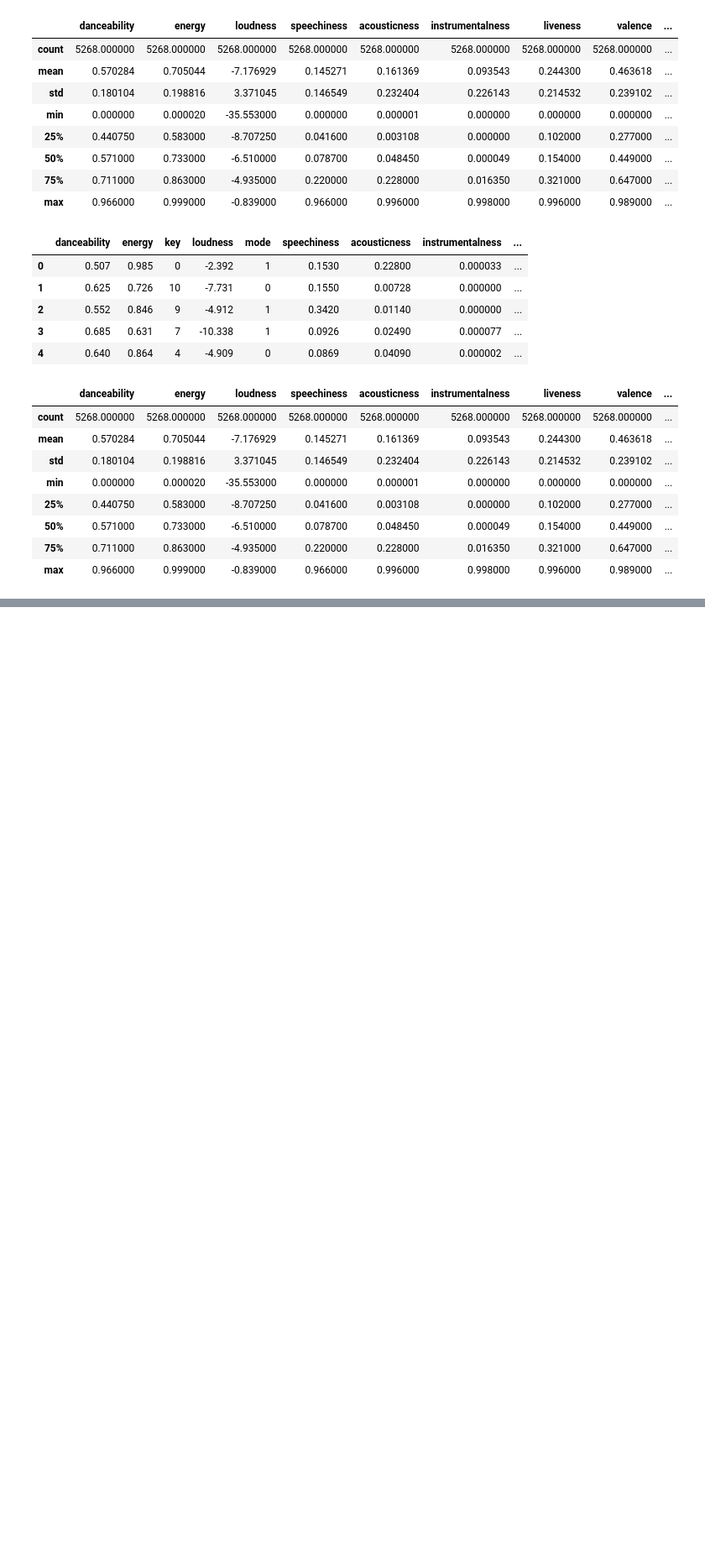
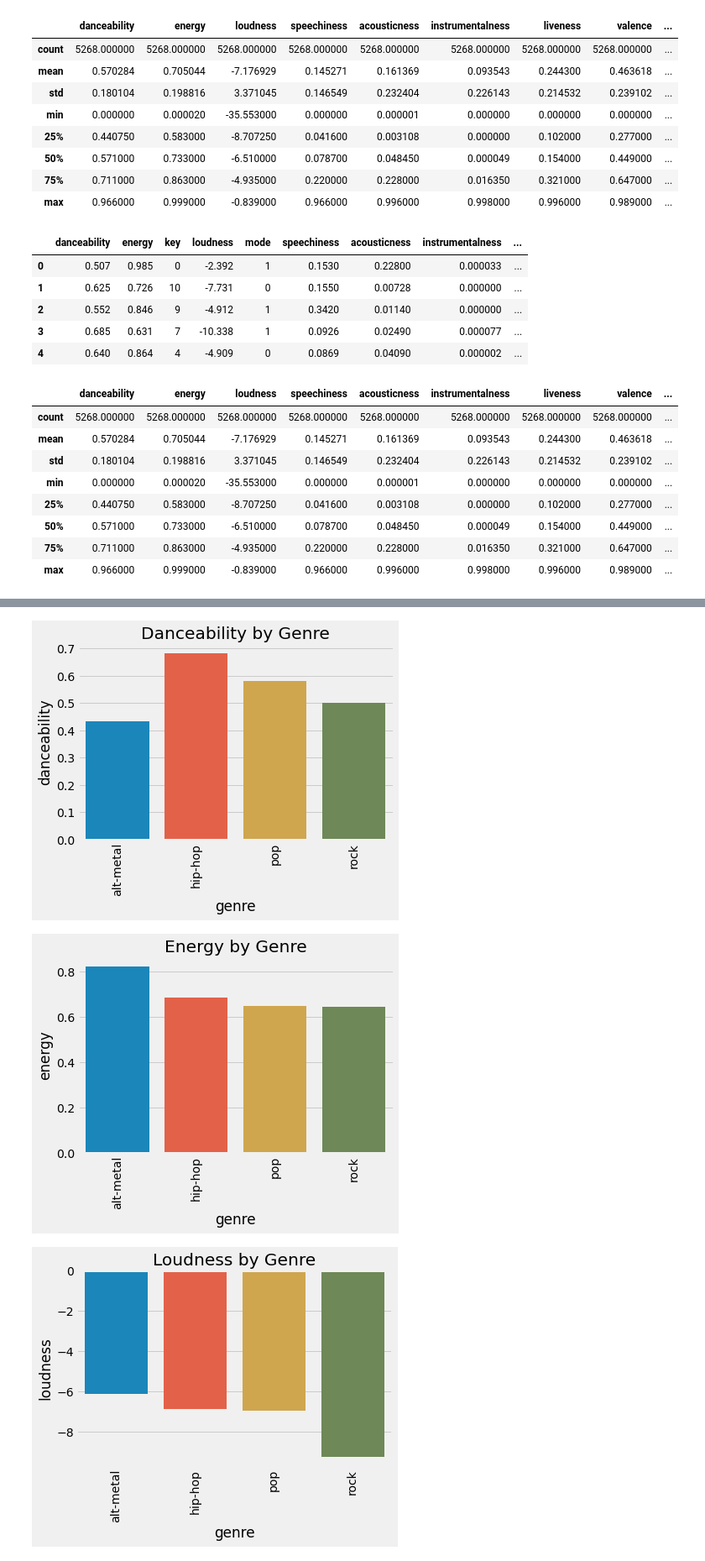
Before and after one commit to Hadryan/Music-Recommendation-System-24, a Jupyter notebook: Data-Cleaning-Preprocessing-API-Only.ipynb, the cells around one changed output, grey strips where cells are left out. Shown at 84% size. Drawn from its saved outputs; the diff is of its cells as text; code cells hidden in the pictures; blank space fills up the shorter version.

```diff
--- a/Data-Cleaning-Preprocessing-API-Only.ipynb
+++ b/Data-Cleaning-Preprocessing-API-Only.ipynb
@@ -211,0 +296,22 @@ dtype: int64
+# %%
+def mean_by_genre_plot(groupby, feature):
+    fig, ax = plt.subplots()
+    sns.barplot(x = all_songs.groupby('genre')[feature].mean().index,
+                y = all_songs.groupby('genre')[feature].mean().values,
+                ax = ax,)
+    ax.set_title(f'{feature.title()} by Genre')
+    ax.set_ylabel(f'{feature}');
+    plt.xticks(rotation=90)
+
+    plt.show()
+# %%
+genre_group = all_songs.groupby('genre')
+# %%
+continuous_features = list(all_songs.select_dtypes(include = [float, int]).columns)
+# %%
+for each in continuous_features:
+    mean_by_genre_plot(genre_group, each)
+# %% [output]
+[figure, added]
+[figure, added]
+[figure, added]
```
Also changed, not shown: parts of 29 cells of this notebook, 1 other file.
